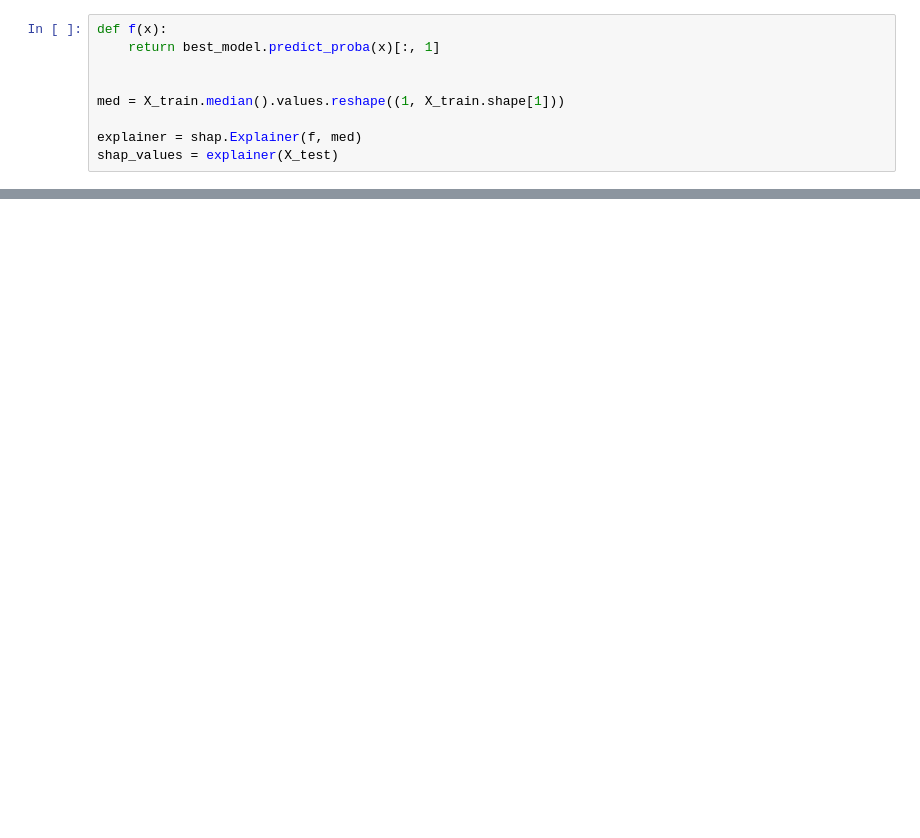
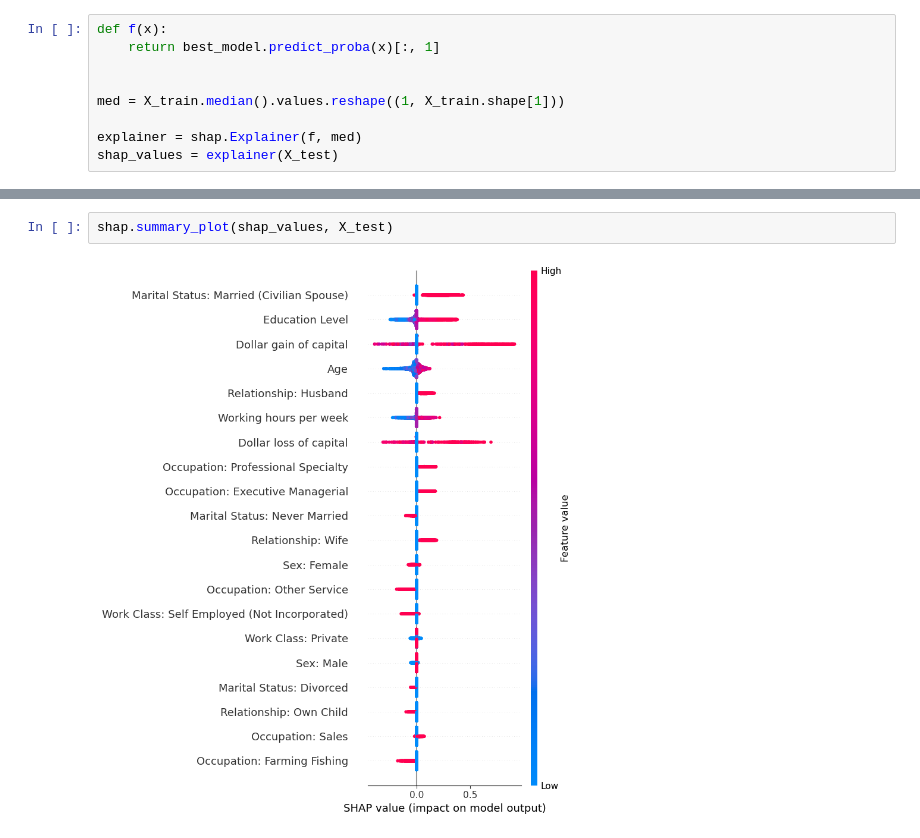
Before and after one commit to nogibjj/IDS705_FinalProject_Lemur_Team, a Jupyter notebook: 30_models/XGBoost.ipynb, the cells around one changed output, grey strips where cells are left out. Drawn from its saved outputs; the diff is of its cells as text; blank space fills up the shorter version.

```diff
--- a/30_models/XGBoost.ipynb
+++ b/30_models/XGBoost.ipynb
@@ -114,3 +123,7 @@ shap_values = explainer(X_test)
+# %%
+shap.summary_plot(shap_values, X_test)
+# %% [output]
+[figure, added]
 # %%
 shap.plots.beeswarm(shap_values)
 # %% [output]
```
Also changed, not shown: parts of 17 cells of this notebook, 1 other file.
